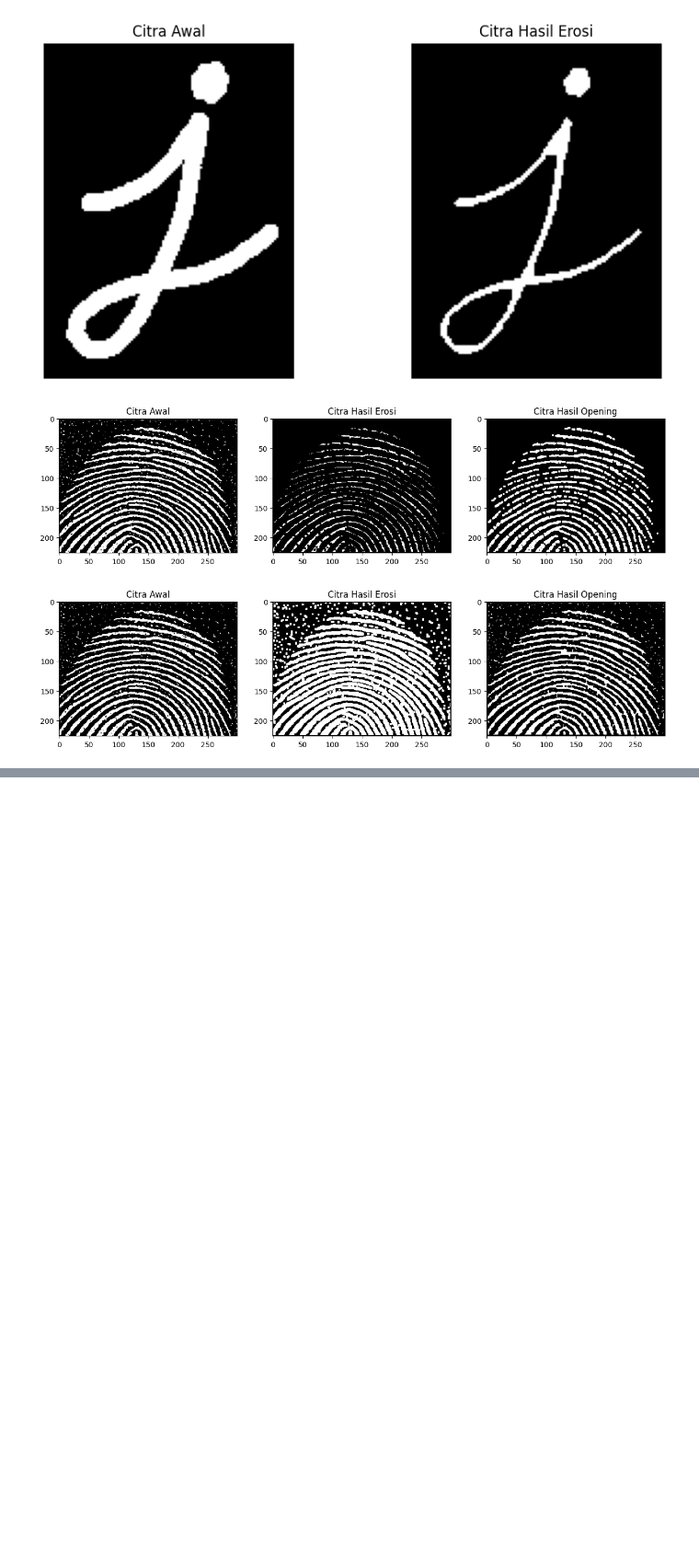
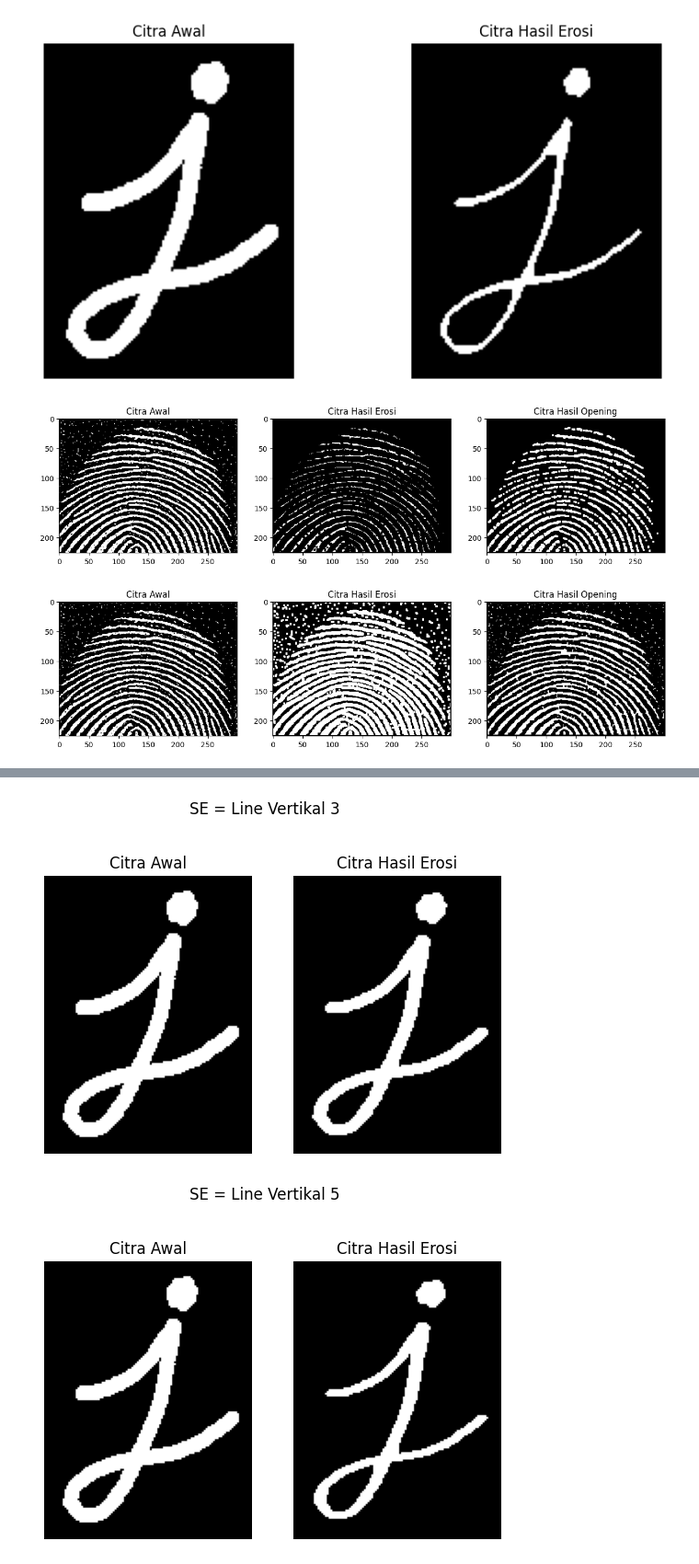
Before and after one commit to akfalah/03_AhmadKhoirulFalah, a Jupyter notebook: Week9.ipynb, the cells around one changed output, grey strips where cells are left out. Shown at 92% size. Saved outputs shown, nothing was run; the diff lists cells and outputs as text; code cells hidden in the pictures; blank space fills up the shorter version.

```diff
--- a/Week9.ipynb
+++ b/Week9.ipynb
@@ -391,0 +439,47 @@ plt.show()
+# %%
+# @title implementasi erosi line vertikal 3 & 5
+
+image = cv.imread('/content/drive/MyDrive/pcvk/Images/j.png', cv.IMREAD_GRAYSCALE)
+
+# mengubah gambar menjadi biner dengan threshold 128 (skala keabuan)
+_, binary_image = cv.threshold(image, 128, 255, cv.THRESH_BINARY)
+
+# membuat SE line vertikal 3
+vertikal_3 = np.ones((3, 1), dtype=np.uint8)
+
+# membuat SE line vertikal 5
+vertikal_5 = np.ones((5, 1), dtype=np.uint8)
+
+eroded_image_3 = erode(binary_image, vertikal_3)
+eroded_image_5 = erode(binary_image, vertikal_5)
+
+plt.suptitle('SE = Line Vertikal 3')
+
+plt.subplot(1, 2, 1)
+plt.imshow(binary_image, cmap='gray')
+plt.title('Citra Awal')
+plt.axis('off')
+
+plt.subplot(1, 2, 2)
+plt.imshow(eroded_image_3, cmap='gray')
+plt.title('Citra Hasil Erosi')
+plt.axis('off')
+
+plt.show()
+
+plt.suptitle('SE = Line Vertikal 5')
+
+plt.subplot(1, 2, 1)
+plt.imshow(binary_image, cmap='gray')
+plt.title('Citra Awal')
+plt.axis('off')
+
+plt.subplot(1, 2, 2)
+plt.imshow(eroded_image_5, cmap='gray')
+plt.title('Citra Hasil Erosi')
+plt.axis('off')
+
+plt.show()
+# %% [output]
+[figure, added]
+[figure, added]
```
Also changed, not shown: parts of 3 cells of this notebook.
